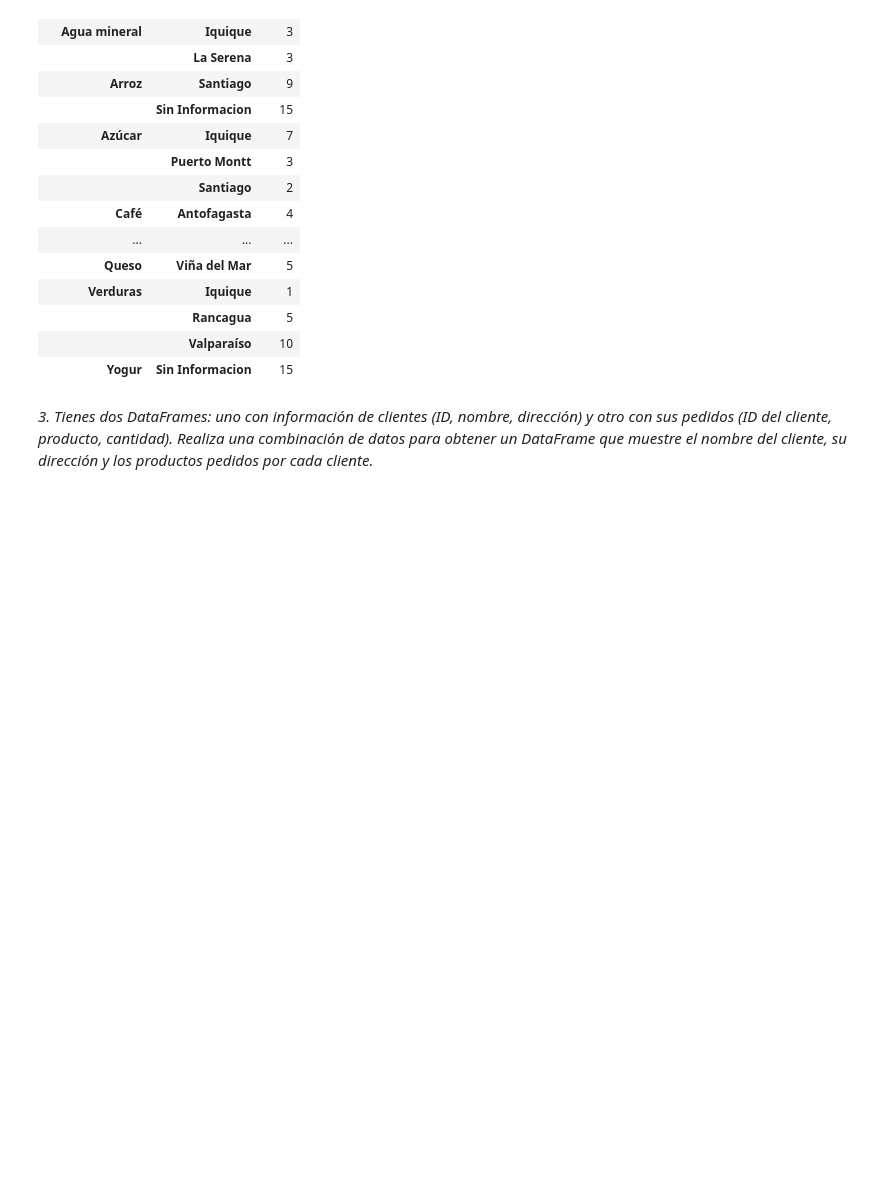
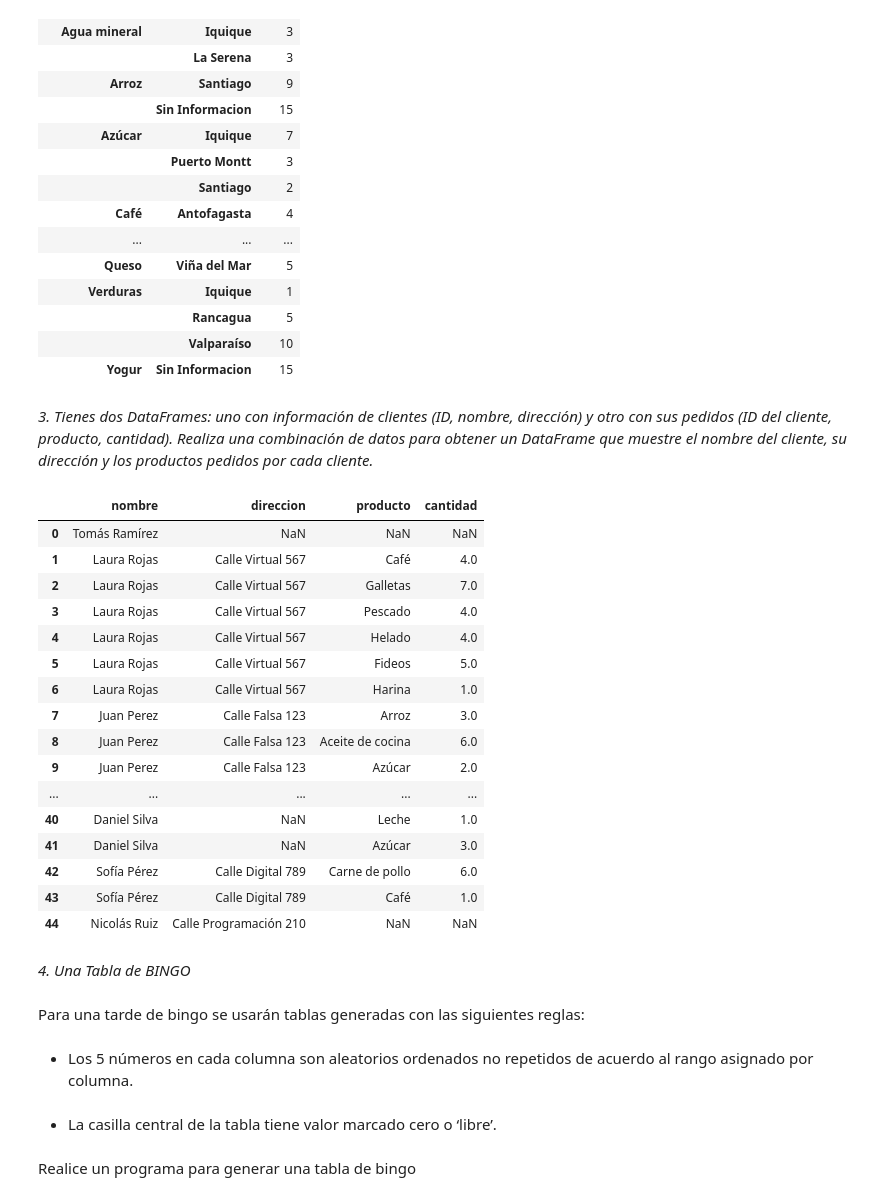
Before and after one commit to fidebravo/Modulo2, a Jupyter notebook: Modulo2_Actividad5.ipynb, the cells around one changed output. Cells and saved outputs as stored; diff of their text form; code cells hidden in the pictures; blank space fills up the shorter version.

```diff
--- a/Modulo2_Actividad5.ipynb
+++ b/Modulo2_Actividad5.ipynb
@@ -101,3 +119,48 @@ df_productoXregion
 | Yogur | Sin Informacion | 15 |
 # %% [markdown]
 *3. Tienes dos DataFrames: uno con información de clientes (ID, nombre, dirección) y otro con sus pedidos (ID del cliente, producto, cantidad). Realiza una combinación de datos para obtener un DataFrame que muestre el nombre del cliente, su dirección y los productos pedidos por cada cliente.*
+# %%
+df_bbdd_clientes = df_clientes.drop(['comuna', 'fecha_nacimiento', 'telefono', 'email'], axis=1)
+
+df_detalle_con_producto = pd.merge(df_detalle, df_productos, left_on='codigo_producto', right_on='codigo', how='left')
+df_detalle_con_producto.drop(['codigo_producto', 'codigo', 'precio'], axis=1, inplace=True)
+df_detalle_con_cliente = pd.merge(df_detalle_con_producto, df_boletas, left_on='numero_boleta', right_on='numero', how='left')
+df_detalle_con_cliente.drop(['numero_boleta', 'numero', 'fecha'], axis=1, inplace=True)
+orden = ['rut_cliente', 'producto', 'cantidad']
+df_detalle_con_cliente = df_detalle_con_cliente[orden]
+
+
+df_resumen = pd.merge(df_bbdd_clientes, df_detalle_con_cliente, left_on='rut', right_on='rut_cliente', how='left')
+df_resumen.drop(['rut', 'rut_cliente'], axis=1, inplace=True)
+
+df_resumen['direccion'] = df_resumen['direccion'].fillna('Sin Información')
+
+df_resumen
+# %% [output]
+|  | nombre | direccion | producto | cantidad |
+| 0 | Tomás Ramírez | NaN | NaN | NaN |
+| 1 | Laura Rojas | Calle Virtual 567 | Café | 4.0 |
+| 2 | Laura Rojas | Calle Virtual 567 | Galletas | 7.0 |
+| 3 | Laura Rojas | Calle Virtual 567 | Pescado | 4.0 |
+| 4 | Laura Rojas | Calle Virtual 567 | Helado | 4.0 |
+| 5 | Laura Rojas | Calle Virtual 567 | Fideos | 5.0 |
+| 6 | Laura Rojas | Calle Virtual 567 | Harina | 1.0 |
+| 7 | Juan Perez | Calle Falsa 123 | Arroz | 3.0 |
+| 8 | Juan Perez | Calle Falsa 123 | Aceite de cocina | 6.0 |
+| 9 | Juan Perez | Calle Falsa 123 | Azúcar | 2.0 |
+| ... | ... | ... | ... | ... |
+| 40 | Daniel Silva | NaN | Leche | 1.0 |
+| 41 | Daniel Silva | NaN | Azúcar | 3.0 |
+| 42 | Sofía Pérez | Calle Digital 789 | Carne de pollo | 6.0 |
+| 43 | Sofía Pérez | Calle Digital 789 | Café | 1.0 |
+| 44 | Nicolás Ruiz | Calle Programación 210 | NaN | NaN |
+# %% [markdown]
+*4. Una Tabla de BINGO*
+# %% [markdown]
+Para una tarde de bingo se usarán tablas generadas con las siguientes reglas:
+# %% [markdown]
+- Los 5 números en cada columna son aleatorios ordenados no repetidos de acuerdo al rango asignado por columna.
+# %% [markdown]
+- La casilla central de la tabla tiene valor marcado cero o ‘libre’.
+# %% [markdown]
+Realice un programa para generar una tabla de bingo
```
Also changed, not shown: parts of 2 cells of this notebook.
